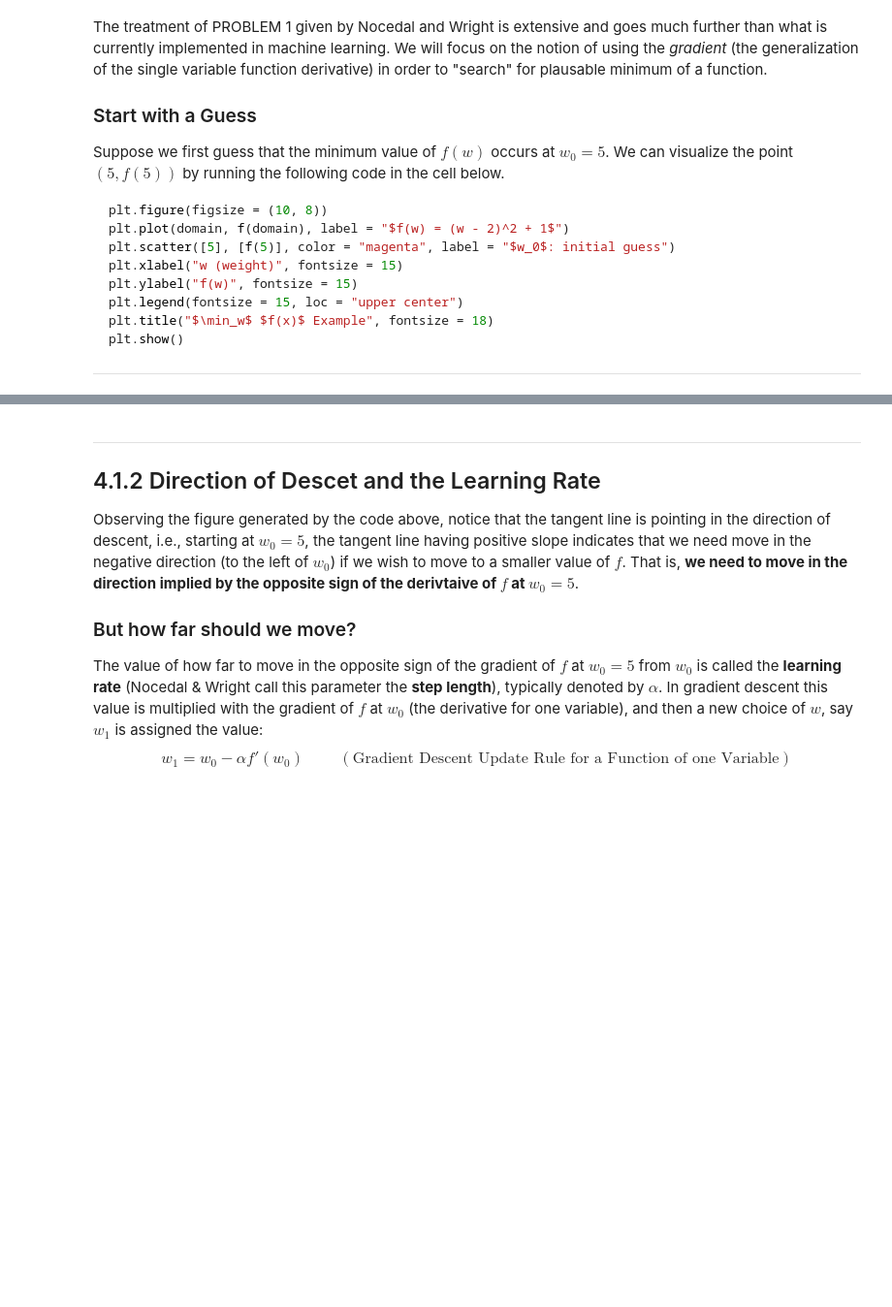
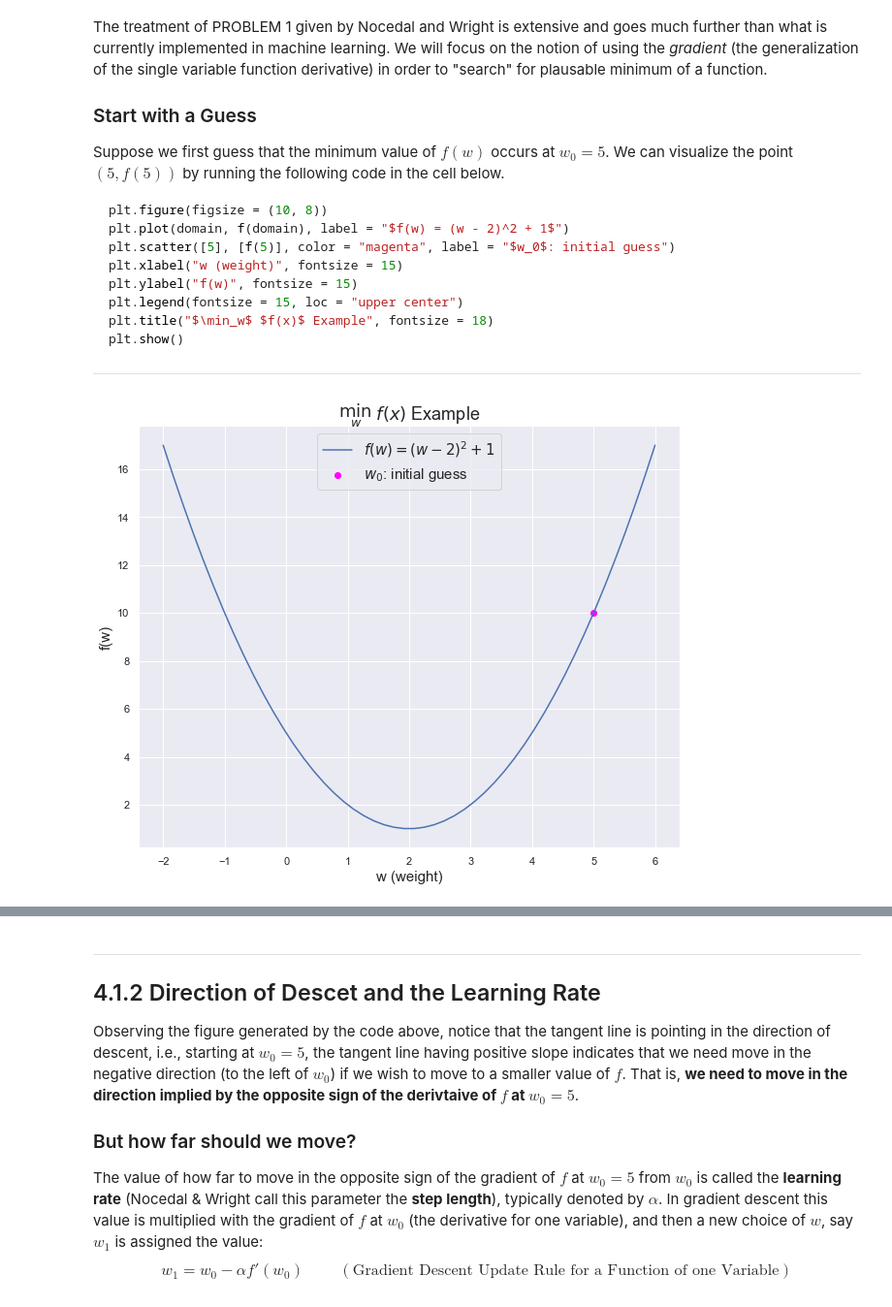
Before and after one commit to RandyRDavila/Data_Science_and_Machine_Learning_Spring_2022, a Jupyter notebook: Lecture_4/Lecture_4_1_Gradient_Descent.ipynb, the cells around one changed output, grey strips where cells are left out. Shown: that part at 97% size. Drawn from its saved outputs; the diff is of its cells as text; code cells hidden in the pictures; blank space fills up the shorter version.

````diff
--- a/Lecture_4/Lecture_4_1_Gradient_Descent.ipynb
+++ b/Lecture_4/Lecture_4_1_Gradient_Descent.ipynb
@@ -61,6 +86,20 @@ plt.show()
 ```
 
 ---
+# %%
+# Initial guess for optimal w
+w_0 = 5.0
+
+plt.figure(figsize = (10, 8))
+plt.plot(domain, f(domain), label = "$f(w) = (w - 2)^2 + 1$")
+plt.scatter([w_0], [f(w_0)], color = "magenta", label = "$w_0$: initial guess")
+plt.xlabel("w (weight)", fontsize = 15)
+plt.ylabel("f(w)", fontsize = 15)
+plt.legend(fontsize = 15, loc = "upper center")
+plt.title("$\min_w$ $f(x)$ Example", fontsize = 18)
+plt.show()
+# %% [output]
+[figure, added]
 # %% [markdown]
 ---
 
````
Also changed, not shown: parts of 14 cells of this notebook.
